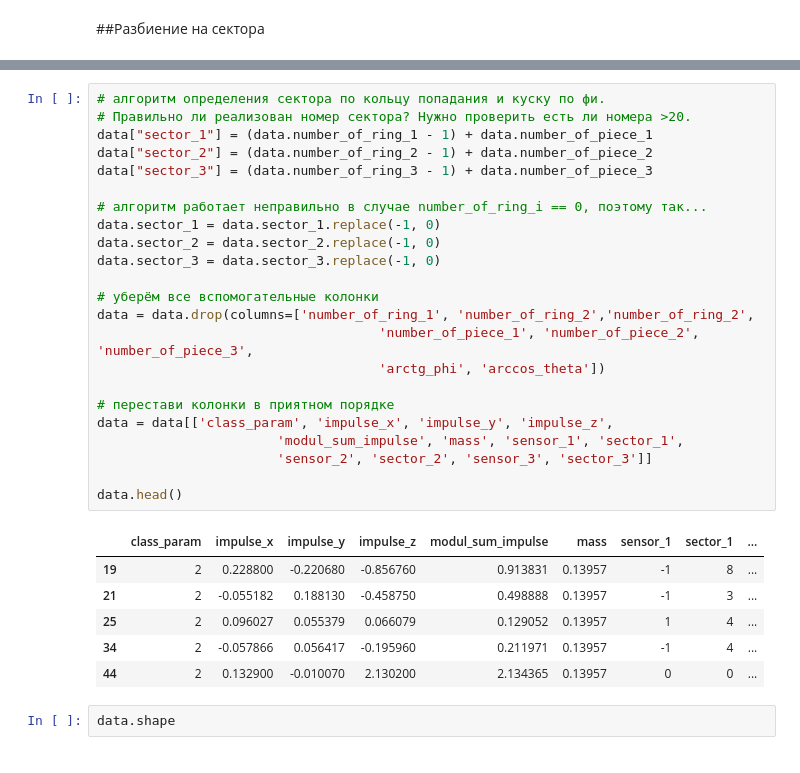
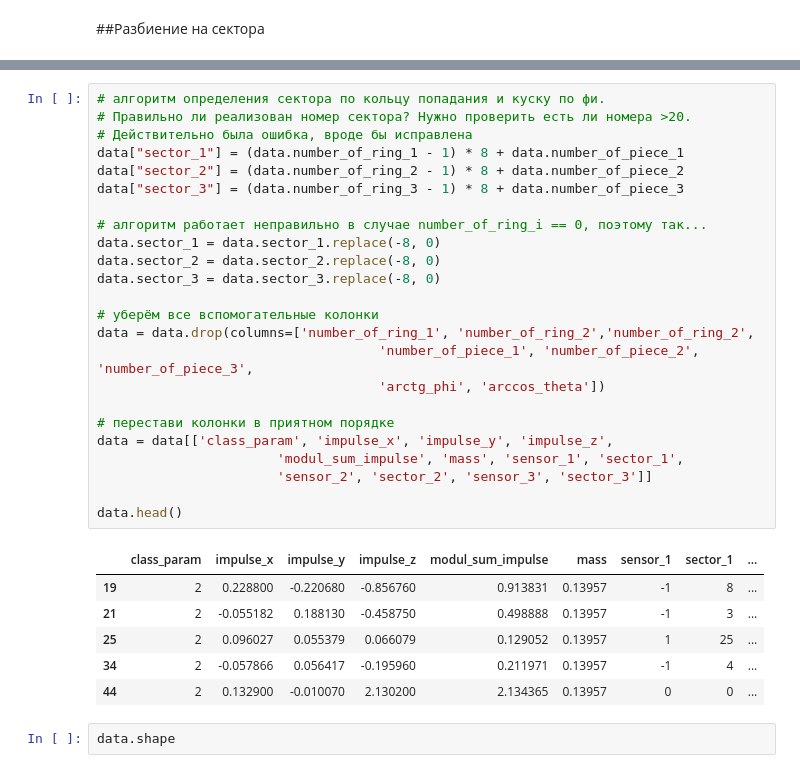
Before and after one commit to EgorSolovei/ML-in-nuclear-physics, a Jupyter notebook: data_preprocessing.ipynb, the cells around one changed output, grey strips where cells are left out. Cells and saved outputs as stored; diff of their text form.

Commit message:
Исправлена ошибка в определении сектора прилёта

```diff
--- a/data_preprocessing.ipynb
+++ b/data_preprocessing.ipynb
@@ -333,31 +333,32 @@ data.head()
 # %%
 # алгоритм определения сектора по кольцу попадания и куску по фи.
 # Правильно ли реализован номер сектора? Нужно проверить есть ли номера >20.
-data["sector_1"] = (data.number_of_ring_1 - 1) + data.number_of_piece_1
-data["sector_2"] = (data.number_of_ring_2 - 1) + data.number_of_piece_2
-data["sector_3"] = (data.number_of_ring_3 - 1) + data.number_of_piece_3
+# Действительно была ошибка, вроде бы исправлена
+data["sector_1"] = (data.number_of_ring_1 - 1) * 8 + data.number_of_piece_1
+data["sector_2"] = (data.number_of_ring_2 - 1) * 8 + data.number_of_piece_2
+data["sector_3"] = (data.number_of_ring_3 - 1) * 8 + data.number_of_piece_3
 
 # алгоритм работает неправильно в случае number_of_ring_i == 0, поэтому так...
-data.sector_1 = data.sector_1.replace(-1, 0)
-data.sector_2 = data.sector_2.replace(-1, 0)
-data.sector_3 = data.sector_3.replace(-1, 0)
+data.sector_1 = data.sector_1.replace(-8, 0)
+data.sector_2 = data.sector_2.replace(-8, 0)
+data.sector_3 = data.sector_3.replace(-8, 0)
 
 # уберём все вспомогательные колонки
 data = data.drop(columns=['number_of_ring_1', 'number_of_ring_2','number_of_ring_2',
                                     'number_of_piece_1', 'number_of_piece_2', 'number_of_piece_3',
                                     'arctg_phi', 'arccos_theta'])
 
 # перестави колонки в приятном порядке
 data = data[['class_param', 'impulse_x', 'impulse_y', 'impulse_z',
                        'modul_sum_impulse', 'mass', 'sensor_1', 'sector_1',
                        'sensor_2', 'sector_2', 'sensor_3', 'sector_3']]
 
 data.head()
 # %% [output]
 |  | class_param | impulse_x | impulse_y | impulse_z | modul_sum_impulse | mass | sensor_1 | sector_1 | ... |
 | 19 | 2 | 0.228800 | -0.220680 | -0.856760 | 0.913831 | 0.13957 | -1 | 8 | ... |
 | 21 | 2 | -0.055182 | 0.188130 | -0.458750 | 0.498888 | 0.13957 | -1 | 3 | ... |
-| 25 | 2 | 0.096027 | 0.055379 | 0.066079 | 0.129052 | 0.13957 | 1 | 4 | ... |
+| 25 | 2 | 0.096027 | 0.055379 | 0.066079 | 0.129052 | 0.13957 | 1 | 25 | ... |
 | 34 | 2 | -0.057866 | 0.056417 | -0.195960 | 0.211971 | 0.13957 | -1 | 4 | ... |
 | 44 | 2 | 0.132900 | -0.010070 | 2.130200 | 2.134365 | 0.13957 | 0 | 0 | ... |
 # %%
```
Also changed, not shown: parts of 2 cells of this notebook.
